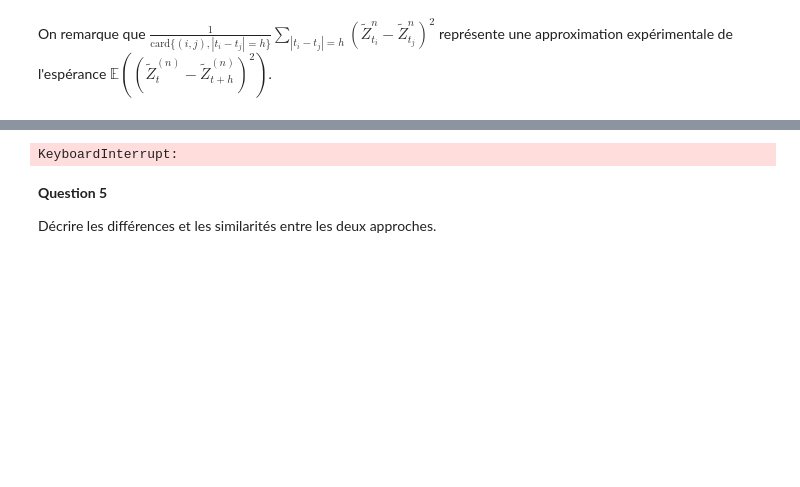
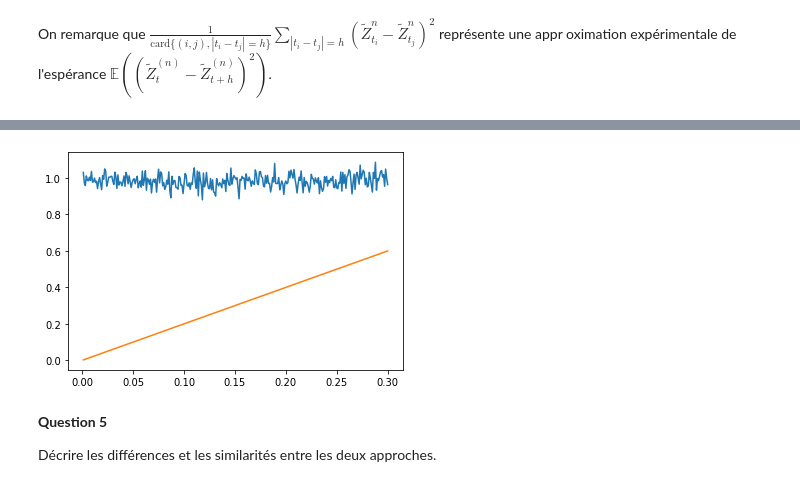
Before and after one commit to gabrielleberrada/projet_num_proba, a Jupyter notebook: Projet_numerique_de_Probabilités_2022 - enonce.ipynb, the cells around one changed output, grey strips where cells are left out. Drawn from its saved outputs; the diff is of its cells as text; code cells hidden in the pictures; blank space fills up the shorter version.

```diff
--- a/Projet_numerique_de_Probabilités_2022 - enonce.ipynb
+++ b/Projet_numerique_de_Probabilités_2022 - enonce.ipynb
@@ -397,27 +403,23 @@ plt.show()
 # %%
 n = 1_000
-H = np.arange(0.001, 0.301, 0.05)
+H = np.arange(0.001, 0.301, 0.001)
 Q_data = []
 Q_theory = 2*H
-#Z = [Z_tild(i/n, n) for i in range(n+1)]
+Z = [Z_tild(i/n, n) for i in range(n+1)]
 for h in H:
     hn = int(h*n)
     q = 0
-    compt = 0
-    for i in range(n+1):
-        if i + hn <= n:
-            q += (Z_tild(i/n, n) - Z_tild((i+hn)/n, n))**2
-            compt +=1
-        if i >= hn:
-            q += (Z_tild(i/n, n) - Z_tild((i-hn)/n, n))**2
-            compt +=1
-    q/= (2*compt)
+    for i in range(n-hn+1):
+        q += (Z[i] - Z[i+hn])**2
+    for i in range(hn, n+1):
+        q += (Z[i]-Z[i-hn])**2
+    q/= (4*(n-hn+1))
     Q_data.append(q)
 plt.plot(H, Q_data)
 plt.plot(H, Q_theory)
 plt.show()
 # %% [output]
-KeyboardInterrupt:
+[figure, added]
 # %%
 def verif(n, hmin, hmax, step):
     T = np.arange(0, 1, hmin)
```
Also changed, not shown: parts of 12 cells of this notebook.
